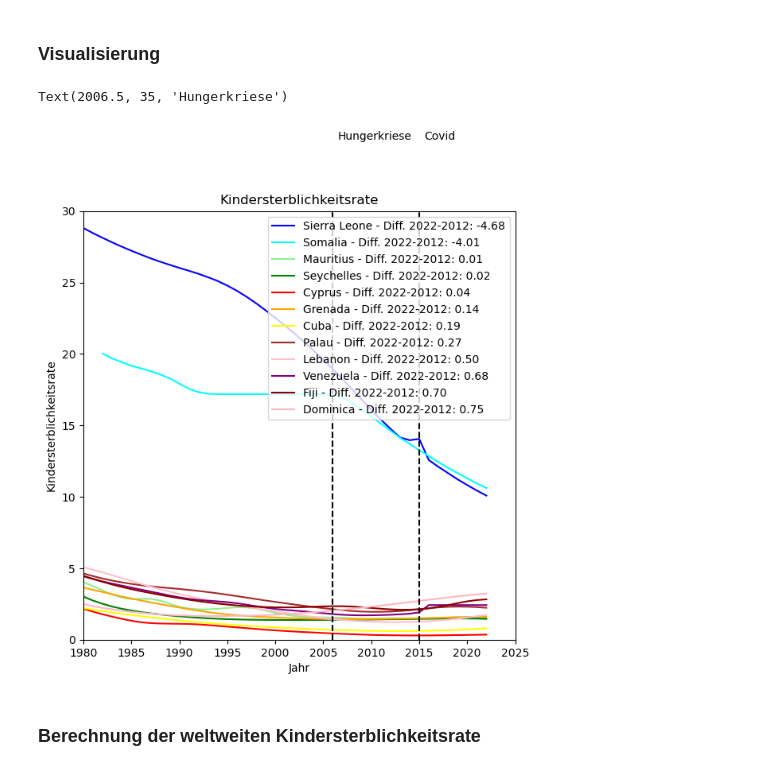
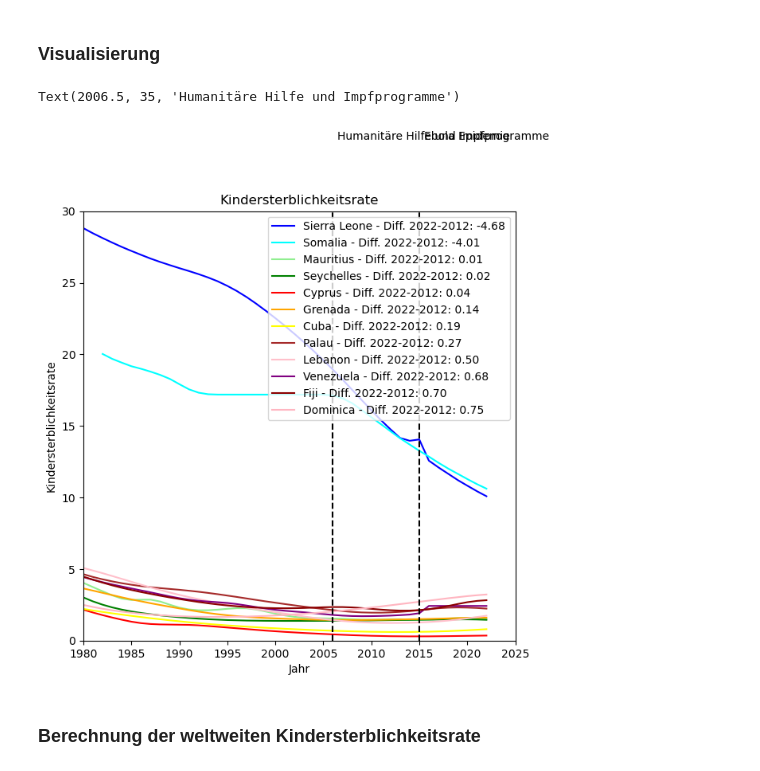
Before and after one commit to melisadedukic/MeliAjna, a Jupyter notebook: LN Python Melisa_Ajna.ipynb, the cells around one changed output. Cells and saved outputs as stored; diff of their text form; code cells hidden in the pictures.

```diff
--- a/LN Python Melisa_Ajna.ipynb
+++ b/LN Python Melisa_Ajna.ipynb
@@ -202,13 +193,13 @@ df.describe()
 | 75% | 2004.000000 | 16.118613 |
 | max | 2022.000000 | 68.208000 |
 # %%
-g = df['Unter 5 Sterblichkeits'].plot(kind='hist', bins=20, title='Histogramm der Under-five mortality rate',
-                           xlabel='Under-five mortality rate', ylabel='Anzahl Datenpunkte')
-mean = df['Under-five mortality rate'].mean()
-g.axvline(x=df['Under-five mortality rate'].mean(), color='red',label=f'Mittelwert = {mean:.2f}')  # rote Linie bei Mittelwert
+g = df['Unter 5 Sterblichkeitsrate'].plot(kind='hist', bins=20, title='Histogramm der Unter 5 Sterblichkeitsrate',
+                           xlabel='Unter 5 Sterblichkeitsrate', ylabel='Anzahl Datenpunkte')
+mean = df['Unter 5 Sterblichkeitsrate'].mean()
+g.axvline(x=df['Unter 5 Sterblichkeitsrate'].mean(), color='red',label=f'Mittelwert = {mean:.2f}')  # rote Linie bei Mittelwert
 
-median = df['Under-five mortality rate'].median()
-g.axvline(x=df['Under-five mortality rate'].median(), color='orange',label=  f'Median = {median:.2f}')  # orange Linie bei Median
+median = df['Unter 5 Sterblichkeitsrate'].median()
+g.axvline(x=df['Unter 5 Sterblichkeitsrate'].median(), color='orange',label=  f'Median = {median:.2f}')  # orange Linie bei Median
 
 g.legend()
 # %% [output]
@@ -262,38 +256,38 @@ print(Gebiets_liste)
 # %%
 color_dict = {
     'Sierra Leone': 'blue',
     'Somalia': 'cyan',
     'Mauritius': 'lightgreen',
     'Seychelles': 'green',
     'Cyprus': 'red',
     'Grenada': 'orange',
     'Cuba': 'yellow',
     'Palau': 'brown',
     'Lebanon': 'pink',
     'Venezuela': 'purple',
     'Fiji': 'darkred',
     'Dominica': 'lightpink'
 
 }
 
-for entity in Gebiets_liste:
-    diff = diffs[entity]
-    g = df_pivot.loc[entity].plot(title="Kindersterblichkeitsrate", xlabel="Jahr", ylabel=f"Kindersterblichkeitsrate", legend=True,
-                                  label=f"{entity} - Diff. 2022-2012: {diff:.2f}", # für die Legende
+for gebiet in Gebiets_liste:
+    diff = diffs[gebiet]
+    g = df_pivot.loc[gebiet].plot(title="Kindersterblichkeitsrate", xlabel="Jahr", ylabel=f"Kindersterblichkeitsrate", legend=True,
+                                  label=f"{gebiet} - Diff. 2022-2012: {diff:.2f}", # für die Legende
                                   xlim=[1980,2025], ylim=[0,30],   # x- und y-Achsen begrenzen
-                                  color=color_dict[entity],        # Farbe aus color_dict
+                                  color=color_dict[gebiet],        # Farbe aus color_dict
                                   figsize=(7,7))                   # Grösse des Plots
 
 # Covid Pandemie
 g.axvline(x=2015, color='black', linestyle='--')
-g.text(2015.5, 35, 'Covid')
+g.text(2015.5, 35, 'Ebola Epidemie')
 
 # globale Massnahmen gegen Hungerkriesen
 g.axvline(x=2006, color='black', linestyle='--')
-g.text(2006.5, 35, 'Hungerkriese')
+g.text(2006.5, 35, 'Humanitäre Hilfe und Impfprogramme')
 # %% [output]
-Text(2006.5, 35, 'Hungerkriese')
+Text(2006.5, 35, 'Humanitäre Hilfe und Impfprogramme')
-[figure, old version]
+[figure, new version]
 # %% [markdown]
 ### Berechnung der weltweiten Kindersterblichkeitsrate
 # %%
```
Also changed, not shown: parts of 13 cells of this notebook.
